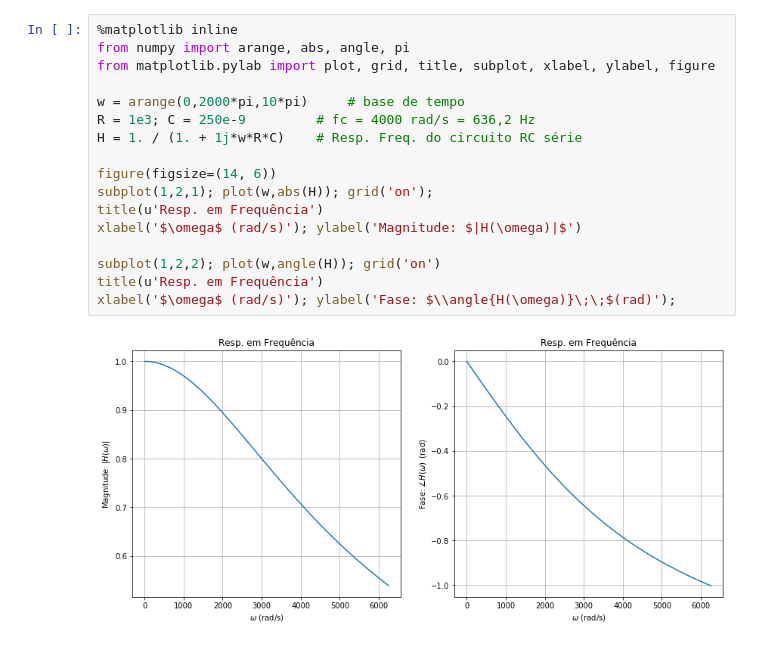
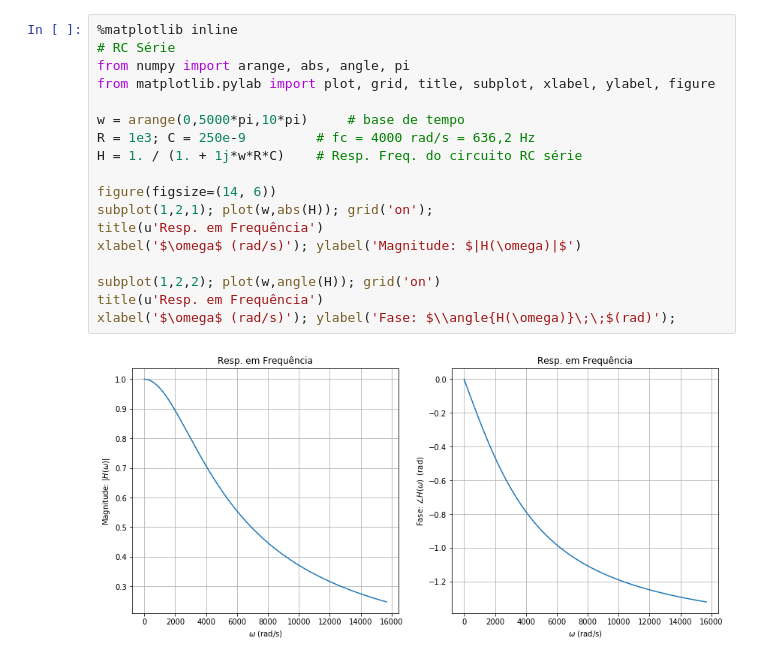
Before and after one commit to kaw19/linear_systems, a Jupyter notebook: 05 Fourier/Fourier.ipynb, the cells around one changed output. Cells and saved outputs as stored; diff of their text form.

```diff
--- a/05 Fourier/Fourier.ipynb
+++ b/05 Fourier/Fourier.ipynb
@@ -78,20 +81,21 @@ $$\int_{-\infty}^t x(\tau)d\tau \xrightarrow[\;\;\;\;\;\;\;\;]{\mathfrak{F}} \pi
 <img src="img/fig4.png" width=500>
 # %%
 %matplotlib inline
+# RC Série
 from numpy import arange, abs, angle, pi
 from matplotlib.pylab import plot, grid, title, subplot, xlabel, ylabel, figure
 
-w = arange(0,2000*pi,10*pi) 	# base de tempo
+w = arange(0,5000*pi,10*pi) 	# base de tempo
 R = 1e3; C = 250e-9 		# fc = 4000 rad/s = 636,2 Hz
 H = 1. / (1. + 1j*w*R*C) 	# Resp. Freq. do circuito RC série
 
 figure(figsize=(14, 6))
 subplot(1,2,1); plot(w,abs(H)); grid('on');
 title(u'Resp. em Frequência')
 xlabel('$\omega$ (rad/s)'); ylabel('Magnitude: $|H(\omega)|$')
 
 subplot(1,2,2); plot(w,angle(H)); grid('on')
 title(u'Resp. em Frequência')
 xlabel('$\omega$ (rad/s)'); ylabel('Fase: $\\angle{H(\omega)}\;\;$(rad)');
 # %% [output]
-[figure, old version]
+[figure, new version]
```
Also changed, not shown: parts of 4 cells of this notebook.
